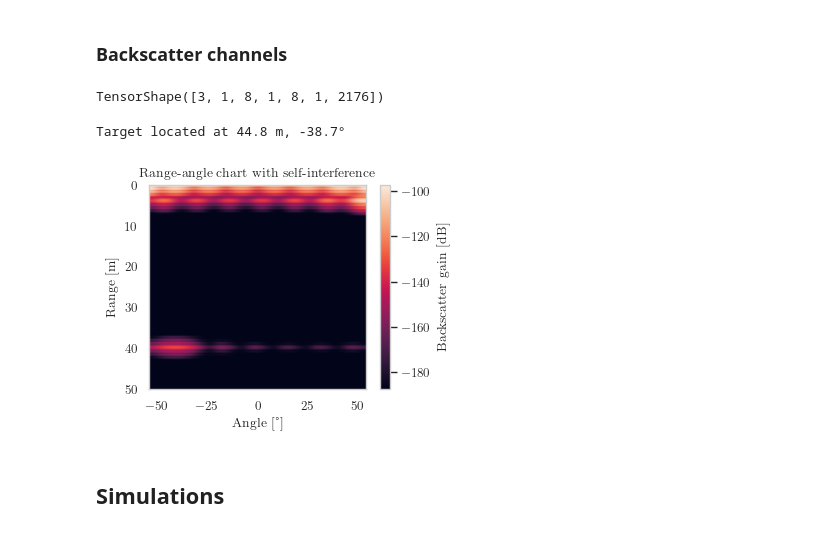
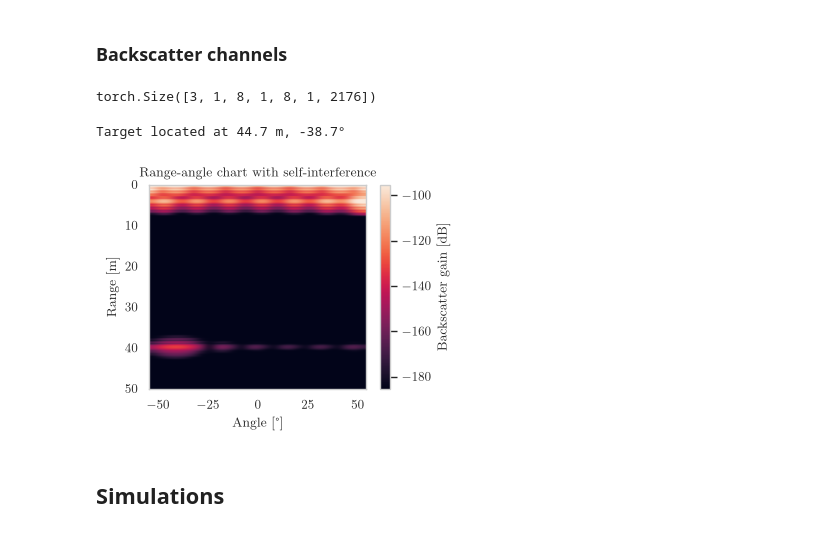
Before and after one commit to rodrihgh/CISSIR, a Jupyter notebook: notebooks/simulation/snr_sensing.ipynb, the cells around one changed output. Cells and saved outputs as stored; diff of their text form; code cells hidden in the pictures.

```diff
--- a/notebooks/simulation/snr_sensing.ipynb
+++ b/notebooks/simulation/snr_sensing.ipynb
@@ -87,7 +87,7 @@ rg = ResourceGrid(num_ofdm_symbols = num_ofdm_symbols,
 # %% [markdown]
 ### Beam codebook
 # %%
-with np.load(res_path/"phased_cissirfulltap_codebooks.npz") as cb_data:
+with np.load(res_path/"phased_cissir_codebooks.npz") as cb_data:
     opt_si = cb_data["si_opt"]
     tgt_si = cb_data["si_tgt"]
     si_points = len(opt_si)
@@ -106,19 +106,19 @@ with np.load(res_path/"phased_cissirfulltap_codebooks.npz") as cb_data:
     tx_codebook_p = opt_tx_codebooks[0,]
     rx_codebook_p = opt_rx_codebooks[0,]
 # %%
-tx_cb_matrix = tf.cast(tx_codebook_p, dtype=tf.complex64)  # (N_t, L_t)
-rx_cb_matrix = tf.cast(rx_codebook_p, dtype=tf.complex64)  # (N_r, L_r)
+tx_cb_matrix = torch.as_tensor(tx_codebook_p, dtype=torch.complex64)  # (N_t, L_t)
+rx_cb_matrix = torch.as_tensor(rx_codebook_p, dtype=torch.complex64)  # (N_r, L_r)
 # %% [markdown]
 ### Backscatter channels
 # %%
 si_num_taps = "full"   # Options: 1, 2, "full"
 tgt_slice = slice(-1, None)
 
-t_rt = load_cir('t_channel_s', tf_type=None)
-ht_tgt, ht_si = load_cir('ht_tgt', 'ht_si', tf_type=tf.complex64)
-ht_tgt = tf.reduce_sum(ht_tgt[tgt_slice,], axis=0, keepdims=True)
+t_rt = load_cir('t_channel_s', torch_type=None)
+ht_tgt, ht_si = load_cir('ht_tgt', 'ht_si', torch_type=None)  # NumPy arrays (complex64)
+ht_tgt = ht_tgt[tgt_slice,].sum(axis=0, keepdims=True)
 
-assert tf.math.reduce_all(tf.equal(t_rt, t_channel_s)), "Wrong assumed time scale from simulations"
+assert np.array_equal(t_rt, t_channel_s), "Wrong assumed time scale from simulations"
 
 if isinstance(si_num_taps, int):
     h_si_paths, t_paths = load_si_paths(num_taps=si_num_taps)
@@ -131,27 +131,27 @@ if isinstance(si_num_taps, int):
 elif si_num_taps != "full":
     raise ValueError("Invalid SI tap option")
 
-h_mimo = tf.concat([ht_si, ht_tgt], axis=0)
+h_mimo = torch.as_tensor(np.concatenate([ht_si, ht_tgt], axis=0))
 h_mimo.shape
 # %% [output]
-TensorShape([3, 1, 8, 1, 8, 1, 2176])
+torch.Size([3, 1, 8, 1, 8, 1, 2176])
 # %%
 # Beam forming
 rx_axis, tx_axis = sionna_mimo_axes("ofdm")
 opt_beamspace = Beamspace(receive_axis=rx_axis, transmit_axis=tx_axis)
 h_siso = opt_beamspace(h_mimo, rx_cb_matrix, tx_cb_matrix)
-h_beams = tf.squeeze(h_siso, axis=(1, 3, 5))
-h_beams = tf.transpose(h_beams, perm=[0, 3, 1, 2])
-h_beams = tf.linalg.diag_part(h_beams)
+h_beams = h_siso.squeeze(dim=(1, 3, 5))
+h_beams = h_beams.permute(0, 3, 1, 2)
+h_beams = torch.diagonal(h_beams, dim1=-2, dim2=-1)
 # %%
-l_max = tf.argmax(tf.reduce_max(tf.abs(h_beams[-1,]), axis=0))
-t_argmax = tf.argmax(tf.reduce_max(tf.abs(h_beams[-1,]), axis=1))
+l_max = int(torch.argmax(h_beams[-1].abs().amax(dim=0)))
+t_argmax = int(torch.argmax(h_beams[-1].abs().amax(dim=1)))
 dist_tgt = distance_m[t_argmax]
 az_tgt = beam_degs[l_max]
 dist_max = dist_tgt + 5
 print(f"Target located at {dist_max:.1f} m, {az_tgt:.1f}°")
 # %% [output]
-Target located at 44.8 m, -38.7°
+Target located at 44.7 m, -38.7°
 # %%
 hf_list = []
 opt_tx_beam = opt_tx_codebooks[..., l_max:l_max+1]
@@ -184,28 +181,28 @@ for i in range(si_points):
 # %%
 min_dist_m = 0
 max_dist_m = 50
 
 dr_db = 90
 
-h_beams_db = phy.mag2db(tf.abs(np.sum(h_beams, axis=0)) + 1e-20)
+h_beams_db = phy.mag2db(h_beams.sum(dim=0).abs().cpu().numpy() + 1e-20)
 
 vmax = np.quantile(h_beams_db, 0.998)
 vmin = vmax - dr_db
 
 extent = (min(beam_degs), max(beam_degs), min(distance_m), max(distance_m))
 plt.imshow(h_beams_db, vmin=vmin, vmax=vmax, interpolation='bicubic',
            origin='lower', extent=extent, aspect="auto"),
 plt.xlabel("Angle [°]")
 plt.ylabel("Range [m]")
 plt.xlim(extent[1], extent[0])
 plt.ylim(min_dist_m, max_dist_m)
 plt.gca().invert_yaxis()
 plt.gca().invert_xaxis()
 plt.grid(visible=False)
 cbar = plt.colorbar()
 cbar.set_label("Backscatter gain [dB]")
 _ = plt.title("Range-angle chart with self-interference")
 # %% [output]
-[figure, old version]
+[figure, new version]
 # %%
 ht = h_beams[..., l_max]
```
Also changed, not shown: parts of 13 cells of this notebook, 3 other files.
